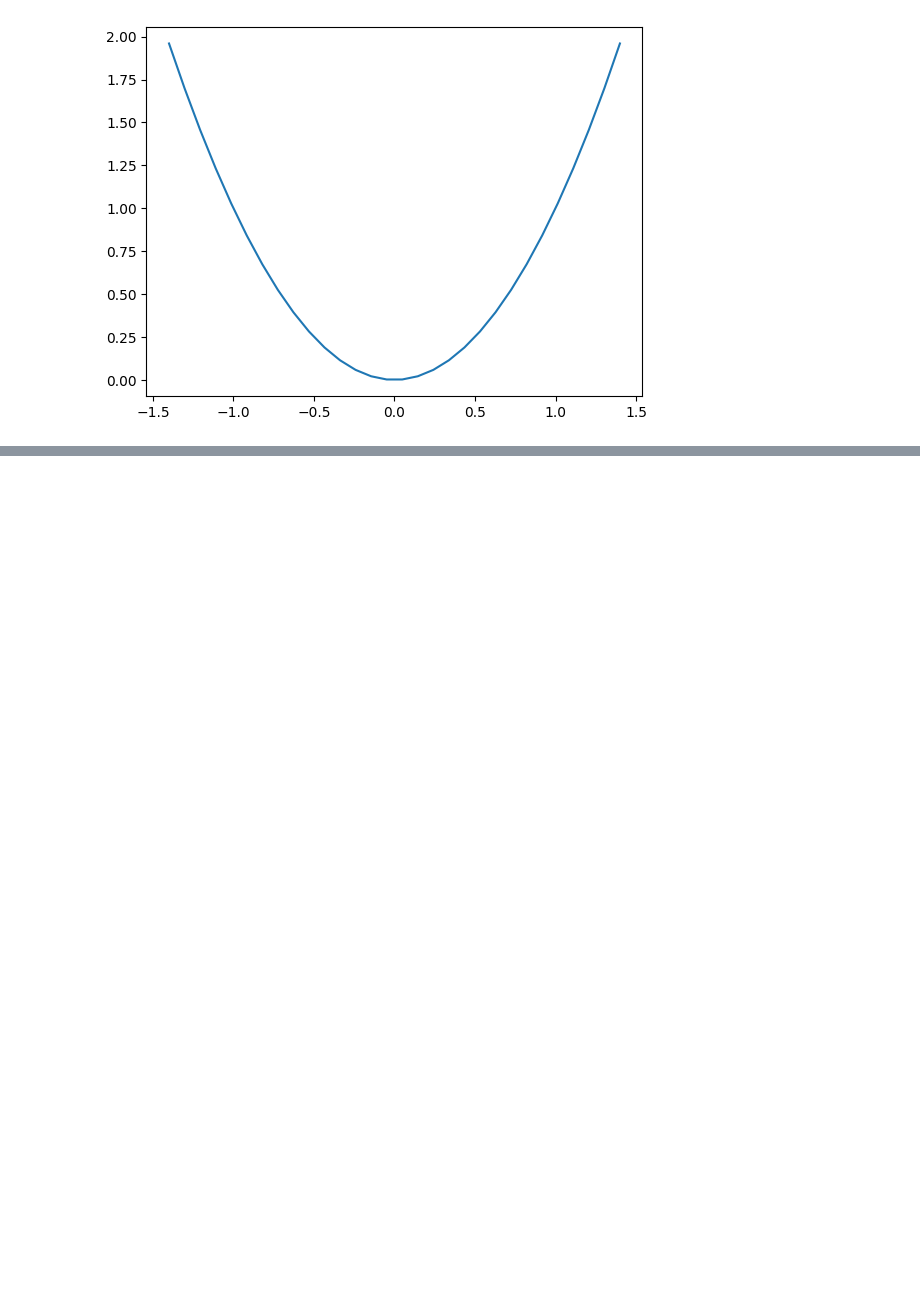
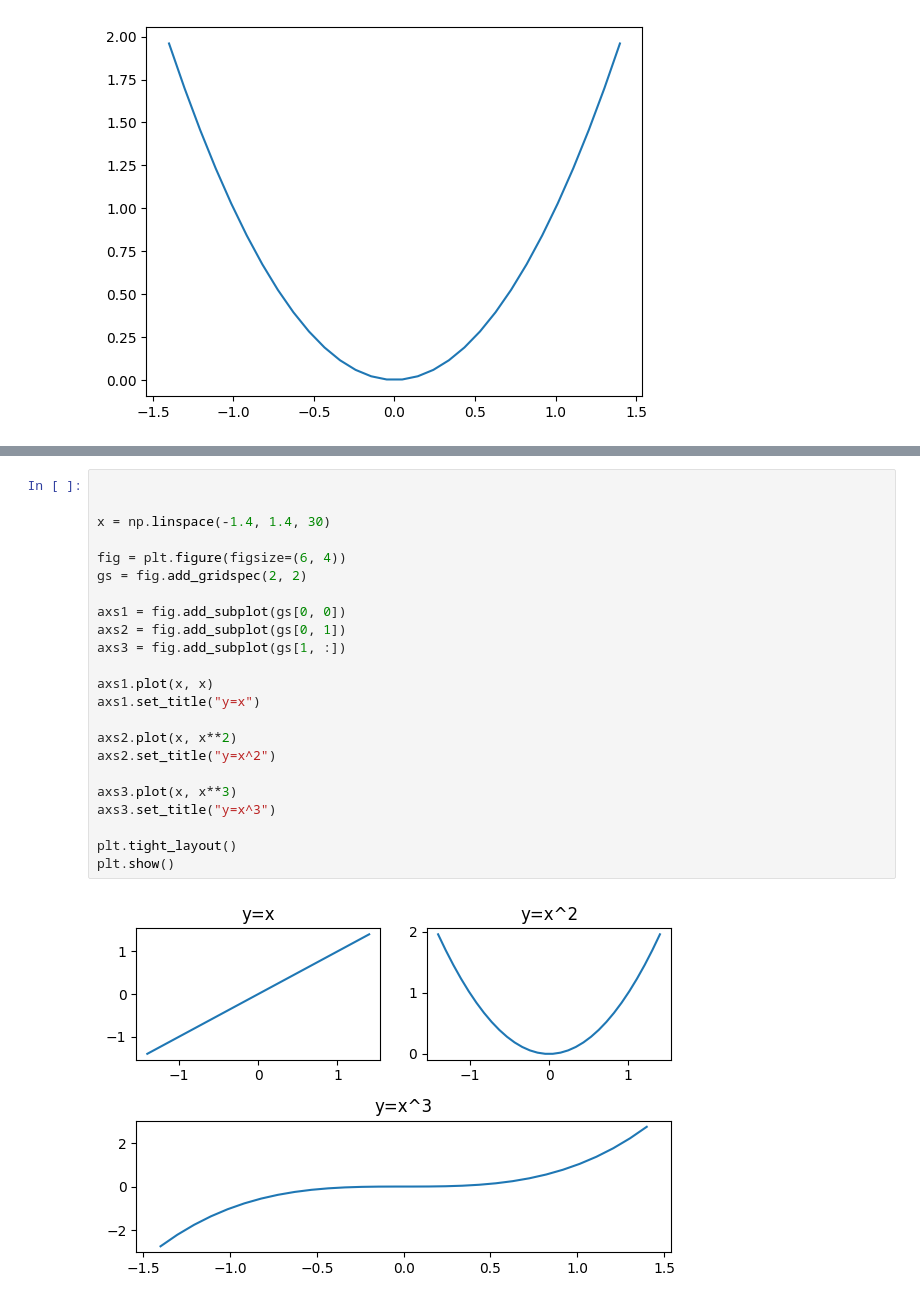
Before and after one commit to sarishma123/Python_4thsem, a Jupyter notebook: matplotlibapt2.ipynb, the cells around one changed output, grey strips where cells are left out. Saved outputs shown, nothing was run; the diff lists cells and outputs as text; blank space fills up the shorter version.

```diff
--- a/matplotlibapt2.ipynb
+++ b/matplotlibapt2.ipynb
@@ -48,3 +49,28 @@ plt.tight_layout()
 plt.show()
 # %% [output]
 [figure]
+# %%
+
+
+x = np.linspace(-1.4, 1.4, 30)
+
+fig = plt.figure(figsize=(6, 4))
+gs = fig.add_gridspec(2, 2)
+
+axs1 = fig.add_subplot(gs[0, 0])
+axs2 = fig.add_subplot(gs[0, 1])
+axs3 = fig.add_subplot(gs[1, :])
+
+axs1.plot(x, x)
+axs1.set_title("y=x")
+
+axs2.plot(x, x**2)
+axs2.set_title("y=x^2")
+
+axs3.plot(x, x**3)
+axs3.set_title("y=x^3")
+
+plt.tight_layout()
+plt.show()
+# %% [output]
+[figure, added]
```
Also changed, not shown: parts of 4 cells of this notebook.
